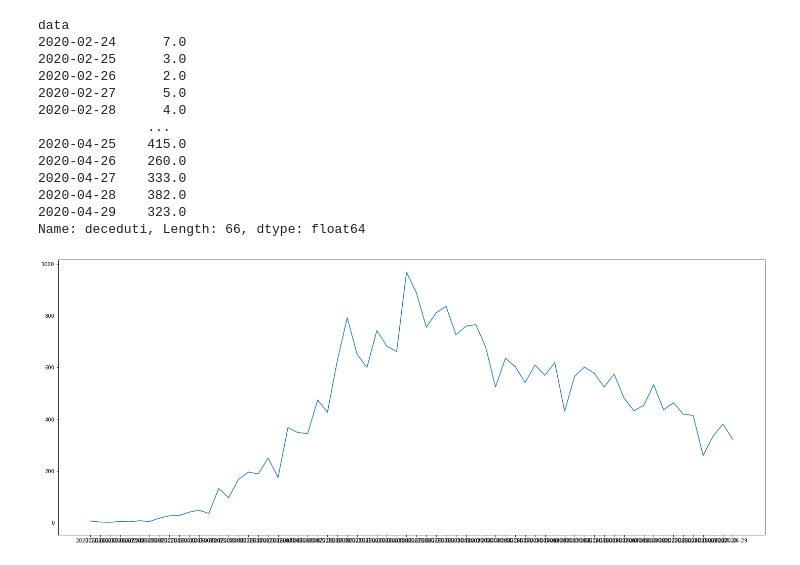
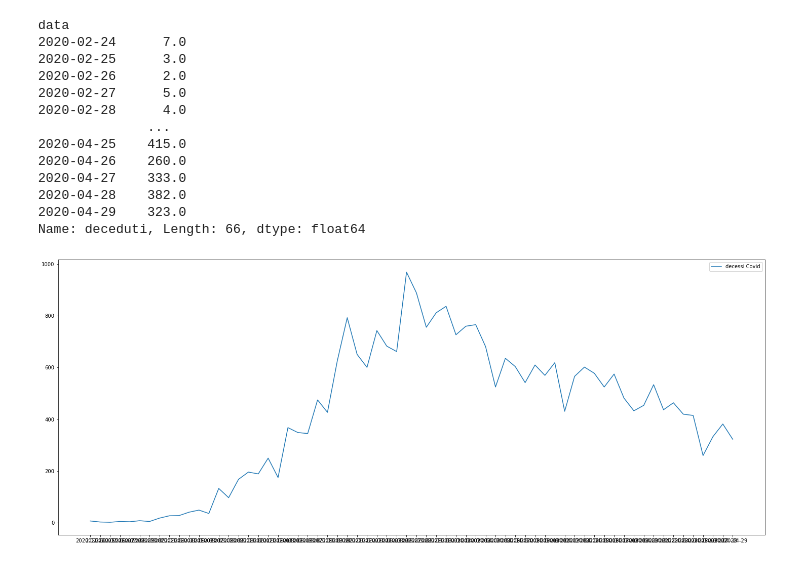
Before and after one commit to SofiaBlack/COVID-19_deaths_analysis, a Jupyter notebook: Creazione decessi_covid19.ipynb, the cells around one changed output. Drawn from its saved outputs; the diff is of its cells as text; code cells hidden in the pictures.

```diff
--- a/Creazione decessi_covid19.ipynb
+++ b/Creazione decessi_covid19.ipynb
@@ -104,9 +104,11 @@ Name: deceduti, Length: 66, dtype: float64
 # %%
 import matplotlib.pyplot as plt
 plt.figure(figsize=(25,10))
-plt.plot(ts)
+plt.plot(ts, label='decessi Covid')
+
+plt.legend()
 plt.show()
 # %% [output]
-[figure, old version]
+[figure, new version]
 # %%
 df_diff.to_csv('csv/decessi_covid19.csv')
```
Also changed, not shown: 5 other files.
